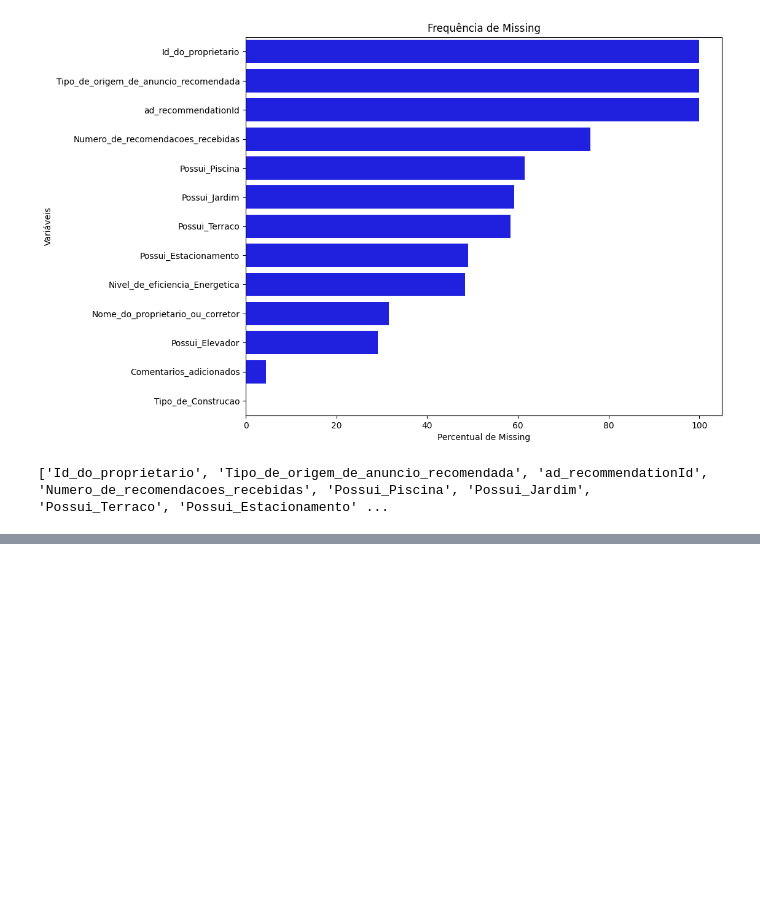
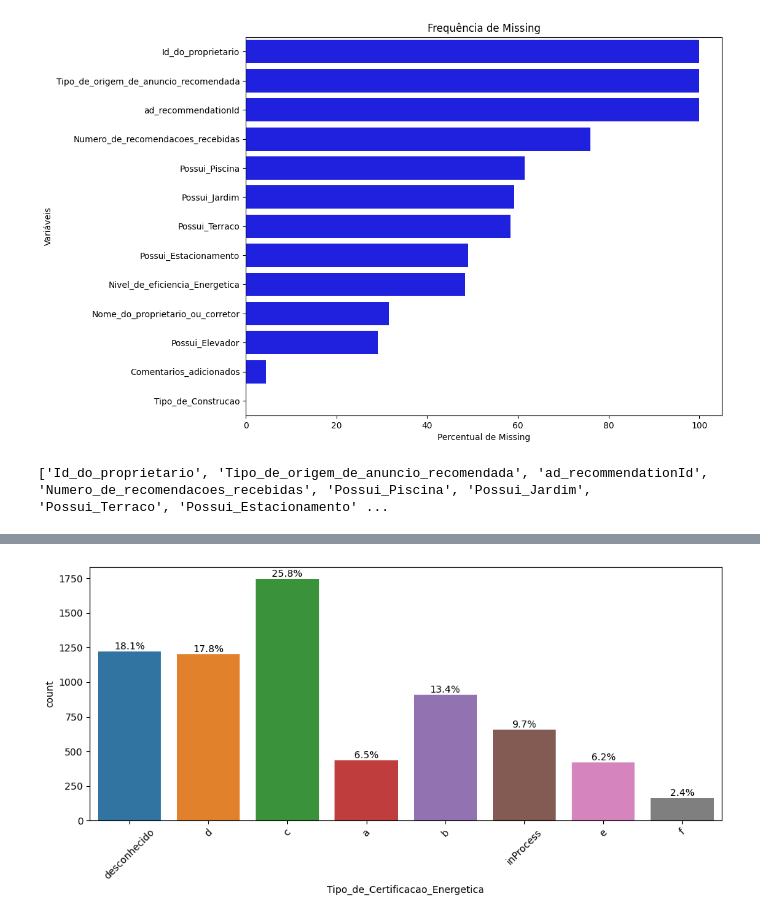
Before and after one commit to johnosd/MPAlugueisLisboa, a Jupyter notebook: src/Notebooks/8 - AnaliseExploratoria.ipynb, the cells around one changed output, grey strips where cells are left out. Saved outputs shown, nothing was run; the diff lists cells and outputs as text; code cells hidden in the pictures; blank space fills up the shorter version.

```diff
--- a/src/Notebooks/8 - AnaliseExploratoria.ipynb
+++ b/src/Notebooks/8 - AnaliseExploratoria.ipynb
@@ -206,0 +226,10 @@ plot_categorical(df_final,'Distrito_do_imovel', True)
+# %%
+# df_final[['Tipo_de_Imovel','Indicador_de_Elevador','Distrito_do_imovel','Tipo_de_Certificacao_Energetica',]].head(10)
+list_to_replace =['exempt','unknown']
+df_final['Tipo_de_Certificacao_Energetica'] = df_final['Tipo_de_Certificacao_Energetica'].replace(list_to_replace, 'desconhecido')
+df_final['Tipo_de_Certificacao_Energetica'] = df_final['Tipo_de_Certificacao_Energetica'].replace('aPlus', 'a')
+df_final['Tipo_de_Certificacao_Energetica'] = df_final['Tipo_de_Certificacao_Energetica'].replace('g', 'f')
+
+plot_categorical(df_final,'Tipo_de_Certificacao_Energetica',show_percentage=True)
+# %% [output]
+[figure, added]
```
Also changed, not shown: parts of 5 cells of this notebook, 3 other files.
